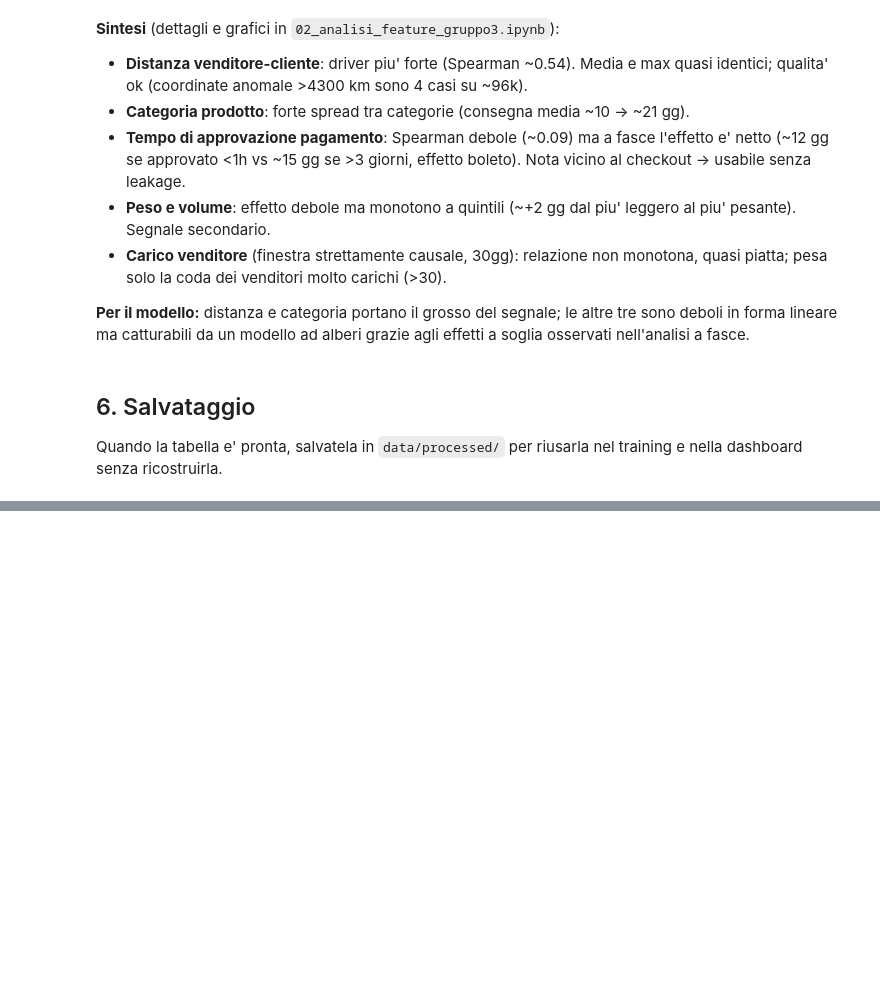
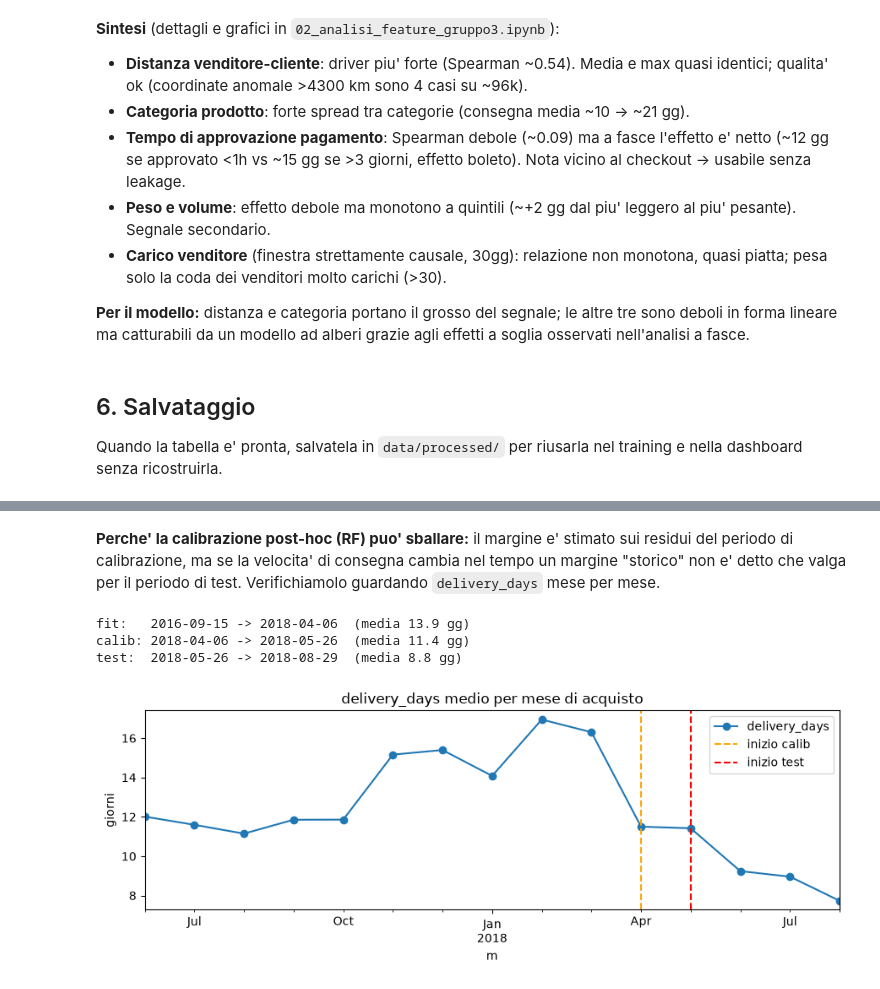
Before and after one commit to marco-pedretti/devnut-workshop-mia, a Jupyter notebook: notebooks/01_eda.ipynb, the cells around one changed output, grey strips where cells are left out. Drawn from its saved outputs; the diff is of its cells as text; code cells hidden in the pictures; blank space fills up the shorter version.

```diff
--- a/notebooks/01_eda.ipynb
+++ b/notebooks/01_eda.ipynb
@@ -244,0 +262,20 @@ Quando la tabella e' pronta, salvatela in `data/processed/` per riusarla nel tra
+# %%
+from src import features
+
+top_features = ['distance_km_mean', 'total_freight', 'distance_km_max',
+                 'customer_state', 'approval_hours', 'total_weight_g', 'main_category']
+cat_features = ['customer_state', 'main_category']
+
+ft = features.build_feature_table()
+model_df = ft[['order_id', 'purchase_date', 'delivery_days', 'estimated_days'] + top_features].copy()
+for c in cat_features:
+    model_df[c] = model_df[c].astype('category')
+
+# Stesso split temporale usato per la Random Forest (80% piu' vecchio -> train).
+model_df = model_df.sort_values('purchase_date').reset_index(drop=True)
+split = int(len(model_df) * 0.8)
+train, test = model_df.iloc[:split], model_df.iloc[split:]
+
+X_train, y_train = train[top_features], train['delivery_days']
+X_test, y_test = test[top_features], test['delivery_days']
+print(f'train: {len(train):,} righe | test: {len(test):,} righe')
@@ -244,0 +438,23 @@ Quando la tabella e' pronta, salvatela in `data/processed/` per riusarla nel tra
+# %% [markdown]
+**Perche' la calibrazione post-hoc (RF) puo' sballare:** il margine e' stimato sui residui del periodo di calibrazione, ma se la velocita' di consegna cambia nel tempo un margine "storico" non e' detto che valga per il periodo di test. Verifichiamolo guardando `delivery_days` mese per mese.
+# %%
+monthly = (ft.assign(m=pd.to_datetime(ft['purchase_date']).dt.to_period('M'))
+             .groupby('m')['delivery_days'].mean())
+
+print(f"fit:   {fit_df['purchase_date'].min()} -> {fit_df['purchase_date'].max()}  (media {y_fit.mean():.1f} gg)")
+print(f"calib: {calib_df['purchase_date'].min()} -> {calib_df['purchase_date'].max()}  (media {y_calib.mean():.1f} gg)")
+print(f"test:  {test['purchase_date'].min()} -> {test['purchase_date'].max()}  (media {y_test.mean():.1f} gg)")
+
+monthly.tail(15).plot(marker='o', figsize=(9, 3.5))
+plt.axvline(pd.Period(calib_df['purchase_date'].min(), 'M'), color='orange', linestyle='--', label='inizio calib')
+plt.axvline(pd.Period(test['purchase_date'].min(), 'M'), color='red', linestyle='--', label='inizio test')
+plt.title('delivery_days medio per mese di acquisto')
+plt.ylabel('giorni')
+plt.legend()
+plt.tight_layout()
+plt.show()
+# %% [output]
+fit:   2016-09-15 -> 2018-04-06  (media 13.9 gg)
+calib: 2018-04-06 -> 2018-05-26  (media 11.4 gg)
+test:  2018-05-26 -> 2018-08-29  (media 8.8 gg)
+[figure, added]
```
Also changed, not shown: parts of 16 cells of this notebook.
